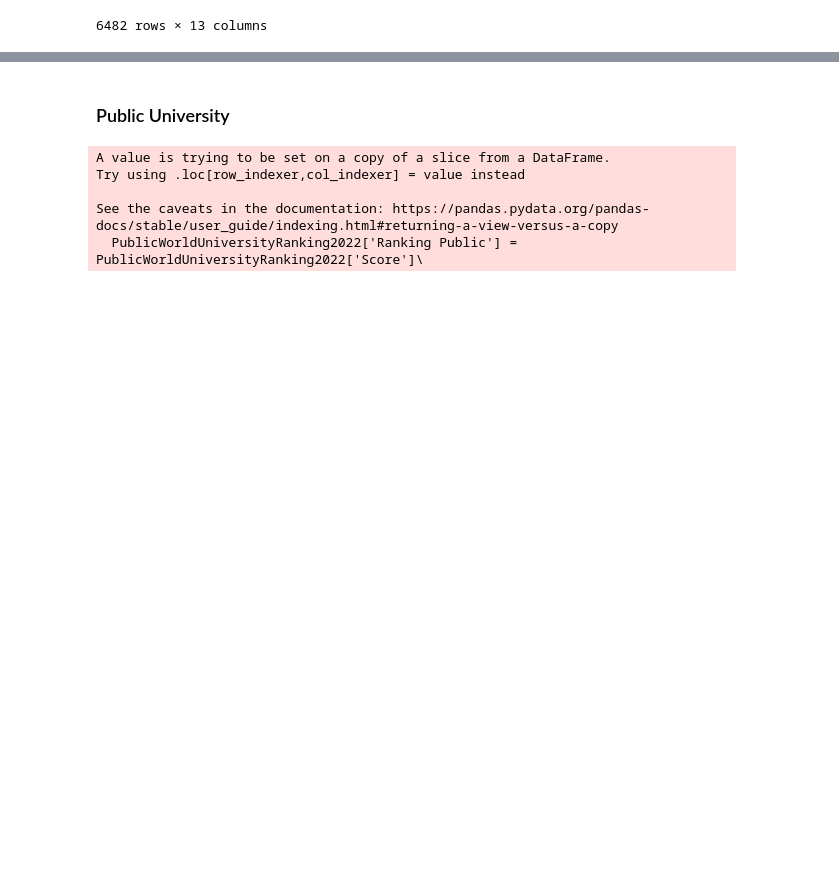
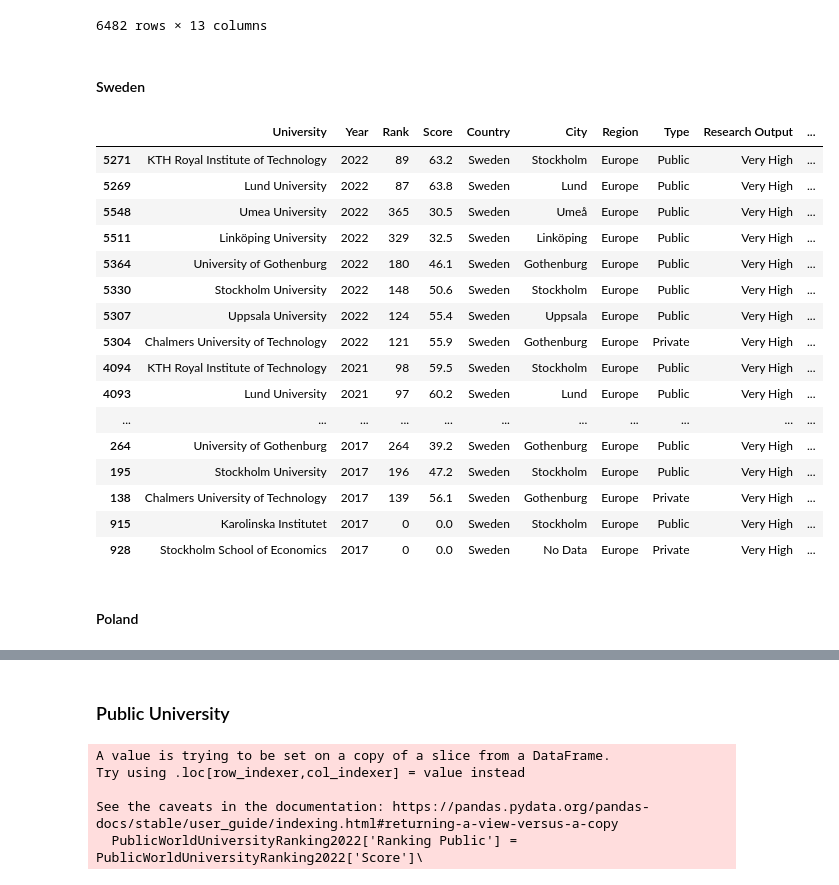
Before and after one commit to Lunczer93/Python_Project_4_World_University_Ranking, a Jupyter notebook: Python_Project_4_World_University_Ranking.ipynb, the cells around one changed output, grey strips where cells are left out. Saved outputs shown, nothing was run; the diff lists cells and outputs as text; code cells hidden in the pictures; blank space fills up the shorter version.

```diff
--- a/Python_Project_4_World_University_Ranking.ipynb
+++ b/Python_Project_4_World_University_Ranking.ipynb
@@ -204,3 +212,12 @@ See the caveats in the documentation: https://pandas.pydata.org/pandas-docs/stab
+# %%
+NewWorldUniversityRanking20172022 = NewWorldUniversityRanking20172022.fillna(0)
+# %%
+NewWorldUniversityRanking20172022['Faculty Count'] = NewWorldUniversityRanking20172022['Faculty Count']\
+                                                    .astype(float).astype(int)
+NewWorldUniversityRanking20172022['International Students'] =NewWorldUniversityRanking20172022['International Students']\
+                                                    .astype(float).astype(int)
+NewWorldUniversityRanking20172022['Student Faculty Ratio'] =NewWorldUniversityRanking20172022['Student Faculty Ratio']\
+                                                    .astype(float).astype(int)
 # %%
 NewWorldUniversityRanking20172022
 # %% [output]
@@ -1542,3 +1609,31 @@ NewWorldUniversityRanking20172022
 | 6480 | Yildiz Technical University | 2022 | 1201 | 0.0 | Turkey | Istanbul | Asia | Public | High | ... |
 | 6481 | Zagazig University | 2022 | 1201 | 0.0 | Egypt | Zagazig | Africa | Public | High | ... |
 6482 rows × 13 columns
+# %%
+pd.set_option('display.max_rows', 100)
+# %% [markdown]
+#### Sweden
+# %%
+SwedenUniversityRanking20172022 = NewWorldUniversityRanking20172022.query('Country == "Sweden"')
+# %%
+SwedenUniversityRanking20172022.sort_values(by=['Year','Rank'], ascending=False)
+# %% [output]
+|  | University | Year | Rank | Score | Country | City | Region | Type | Research Output | ... |
+| 5271 | KTH Royal Institute of Technology | 2022 | 89 | 63.2 | Sweden | Stockholm | Europe | Public | Very High | ... |
+| 5269 | Lund University | 2022 | 87 | 63.8 | Sweden | Lund | Europe | Public | Very High | ... |
+| 5548 | Umea University | 2022 | 365 | 30.5 | Sweden | Umeå | Europe | Public | Very High | ... |
+| 5511 | Linköping University | 2022 | 329 | 32.5 | Sweden | Linköping | Europe | Public | Very High | ... |
+| 5364 | University of Gothenburg | 2022 | 180 | 46.1 | Sweden | Gothenburg | Europe | Public | Very High | ... |
+| 5330 | Stockholm University | 2022 | 148 | 50.6 | Sweden | Stockholm | Europe | Public | Very High | ... |
+| 5307 | Uppsala University | 2022 | 124 | 55.4 | Sweden | Uppsala | Europe | Public | Very High | ... |
+| 5304 | Chalmers University of Technology | 2022 | 121 | 55.9 | Sweden | Gothenburg | Europe | Private | Very High | ... |
+| 4094 | KTH Royal Institute of Technology | 2021 | 98 | 59.5 | Sweden | Stockholm | Europe | Public | Very High | ... |
+| 4093 | Lund University | 2021 | 97 | 60.2 | Sweden | Lund | Europe | Public | Very High | ... |
+| ... | ... | ... | ... | ... | ... | ... | ... | ... | ... | ... |
+| 264 | University of Gothenburg | 2017 | 264 | 39.2 | Sweden | Gothenburg | Europe | Public | Very High | ... |
+| 195 | Stockholm University | 2017 | 196 | 47.2 | Sweden | Stockholm | Europe | Public | Very High | ... |
+| 138 | Chalmers University of Technology | 2017 | 139 | 56.1 | Sweden | Gothenburg | Europe | Private | Very High | ... |
+| 915 | Karolinska Institutet | 2017 | 0 | 0.0 | Sweden | Stockholm | Europe | Public | Very High | ... |
+| 928 | Stockholm School of Economics | 2017 | 0 | 0.0 | Sweden | No Data | Europe | Private | Very High | ... |
+# %% [markdown]
+#### Poland
```
Also changed, not shown: parts of 87 cells of this notebook.
